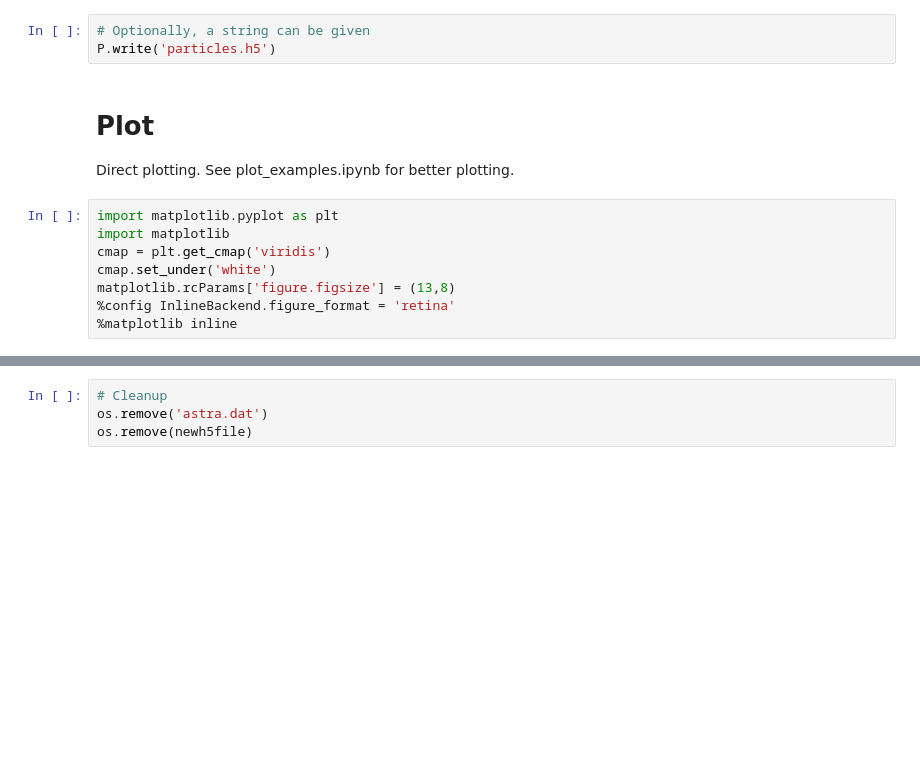
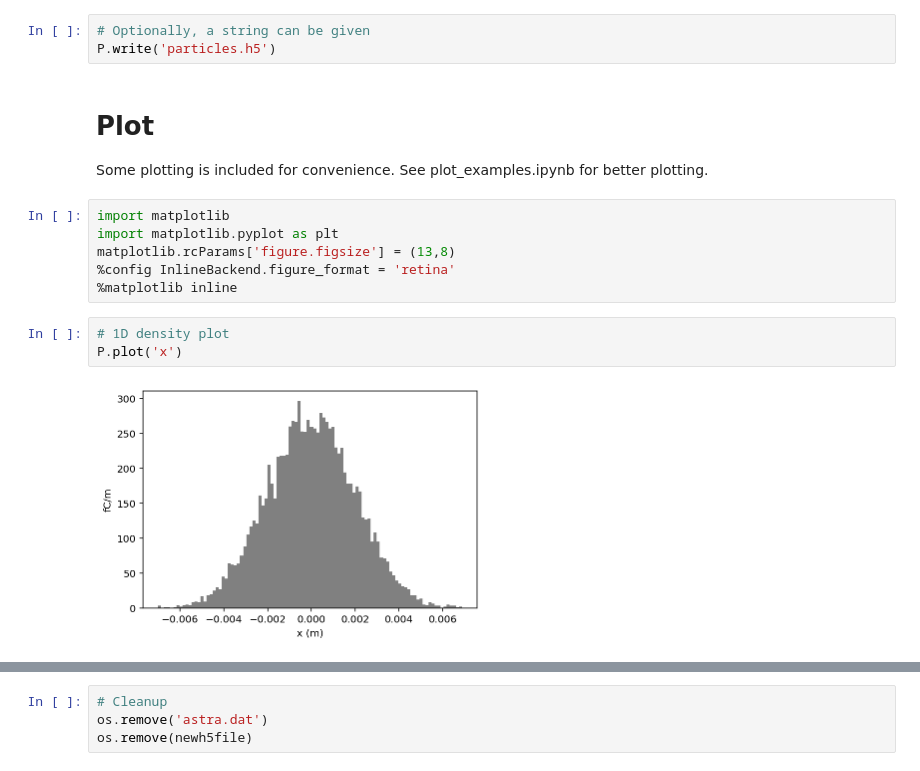
Before and after one commit to ChristopherMayes/openPMD-beamphysics, a Jupyter notebook: examples/particle_examples.ipynb, the cells around one changed output, grey strips where cells are left out. Drawn from its saved outputs; the diff is of its cells as text; blank space fills up the shorter version.

```diff
--- a/examples/particle_examples.ipynb
+++ b/examples/particle_examples.ipynb
@@ -238,12 +238,15 @@ P.write('particles.h5')
 # %% [markdown]
 # Plot
 
-Direct plotting. See plot_examples.ipynb for better plotting.
+Some plotting is included for convenience. See plot_examples.ipynb for better plotting.
 # %%
+import matplotlib
 import matplotlib.pyplot as plt
-import matplotlib
-cmap = plt.get_cmap('viridis')
-cmap.set_under('white')
 matplotlib.rcParams['figure.figsize'] = (13,8)
 %config InlineBackend.figure_format = 'retina'
 %matplotlib inline
+# %%
+# 1D density plot
+P.plot('x')
+# %% [output]
+[figure, added]
```
Also changed, not shown: parts of 2 cells of this notebook, 6 other files.
